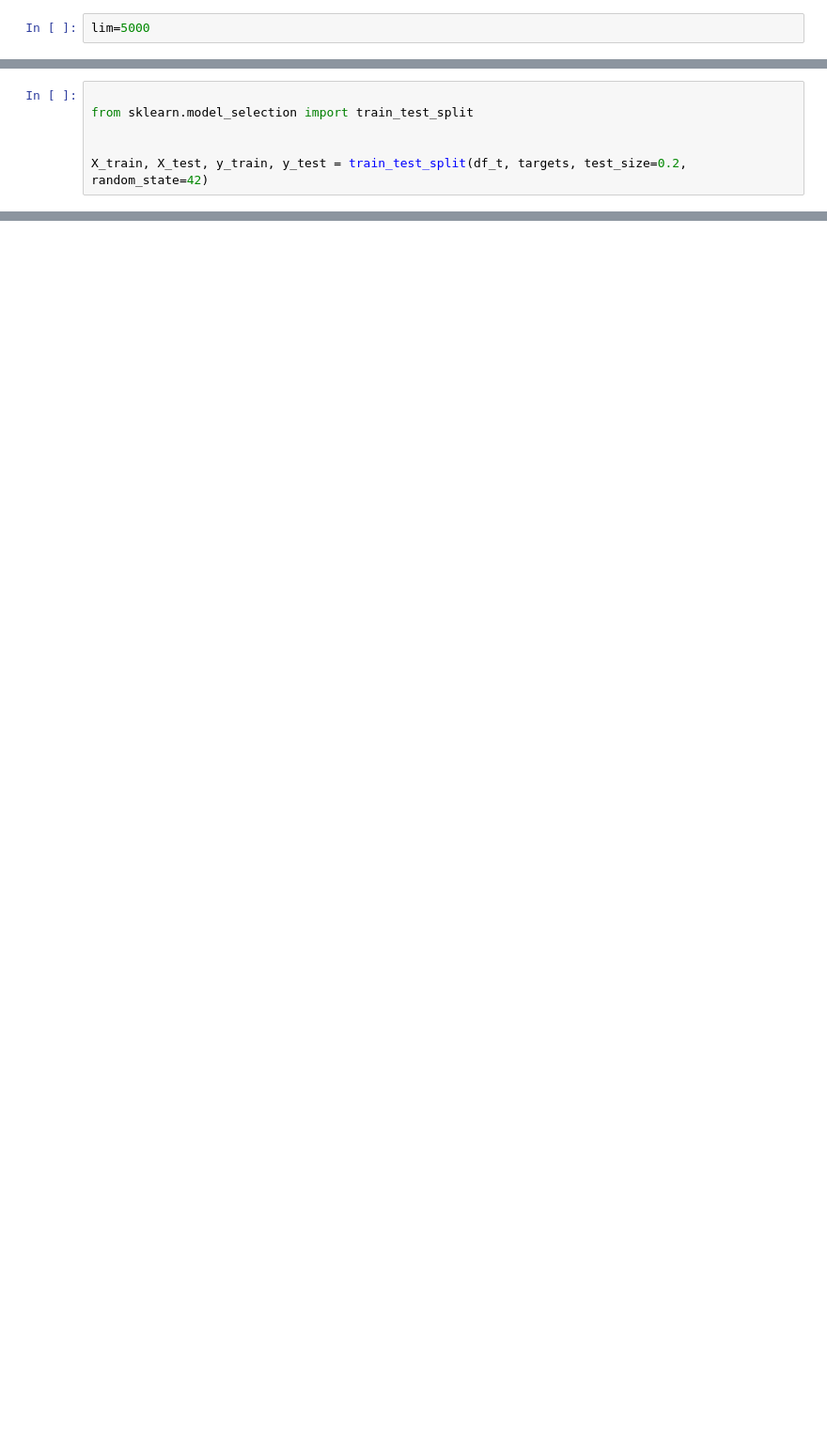
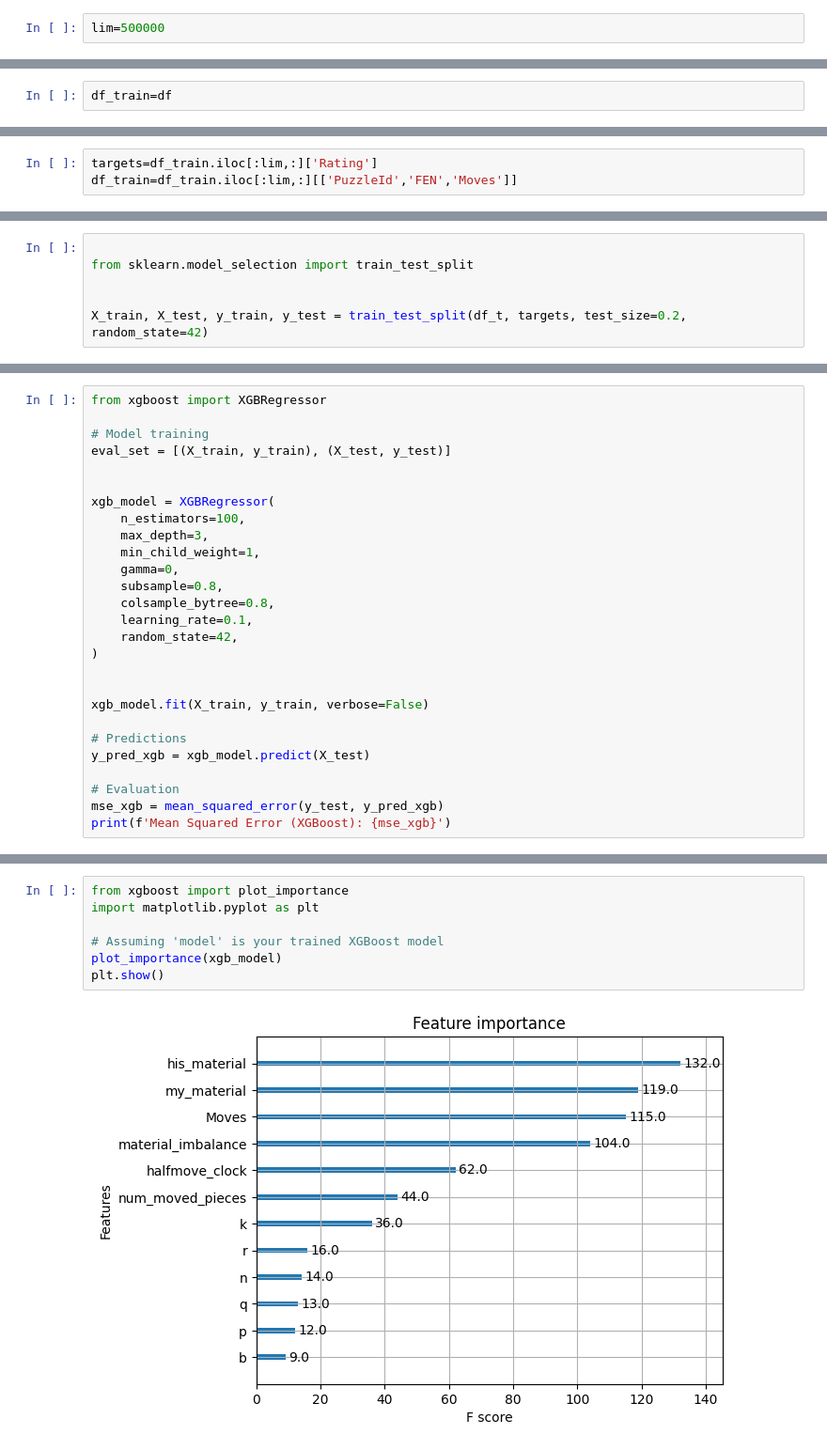
Before and after one commit to marouanetalaa/ChessPredict, a Jupyter notebook: process.ipynb, the cells around one changed output, grey strips where cells are left out. Shown at 94% size. Saved outputs shown, nothing was run; the diff lists cells and outputs as text; blank space fills up the shorter version.

```diff
--- a/process.ipynb
+++ b/process.ipynb
@@ -18,2 +15,2 @@ df.describe()
 # %%
-lim=5000
+lim=500000
@@ -22,0 +17,2 @@ targets=df.iloc[:lim,:]['Rating']
+# %%
+df_train=df
@@ -22,0 +50,3 @@ targets=df.iloc[:lim,:]['Rating']
+# %%
+targets=df_train.iloc[:lim,:]['Rating']
+df_train=df_train.iloc[:lim,:][['PuzzleId','FEN','Moves']]
@@ -126,0 +248,27 @@ Mean Squared Error: 286923.92938682425
+# %%
+from xgboost import XGBRegressor
+
+# Model training
+eval_set = [(X_train, y_train), (X_test, y_test)]
+
+
+xgb_model = XGBRegressor(
+    n_estimators=100,
+    max_depth=3,
+    min_child_weight=1,
+    gamma=0,
+    subsample=0.8,
+    colsample_bytree=0.8,
+    learning_rate=0.1,
+    random_state=42,
+)
+
+
+xgb_model.fit(X_train, y_train, verbose=False)
+
+# Predictions
+y_pred_xgb = xgb_model.predict(X_test)
+
+# Evaluation
+mse_xgb = mean_squared_error(y_test, y_pred_xgb)
+print(f'Mean Squared Error (XGBoost): {mse_xgb}')
@@ -126,0 +277,9 @@ Mean Squared Error: 286923.92938682425
+# %%
+from xgboost import plot_importance
+import matplotlib.pyplot as plt
+
+# Assuming 'model' is your trained XGBoost model
+plot_importance(xgb_model)
+plt.show()
+# %% [output]
+[figure, added]
```
Also changed, not shown: parts of 16 cells of this notebook.
